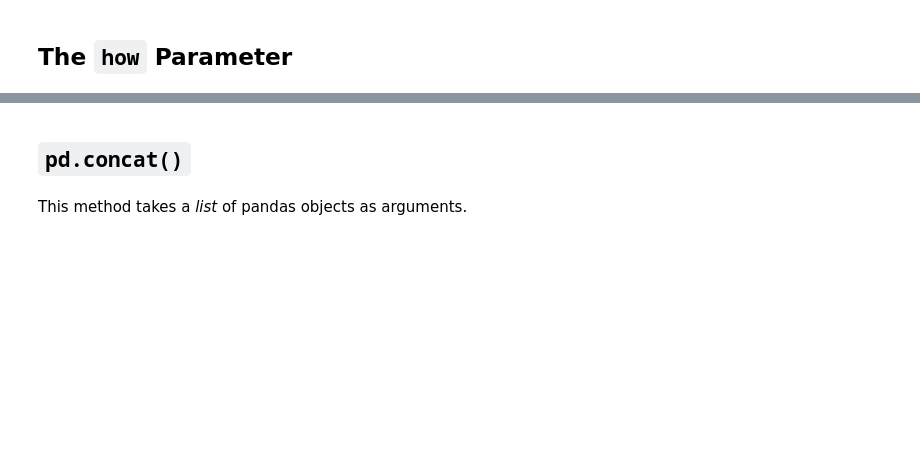
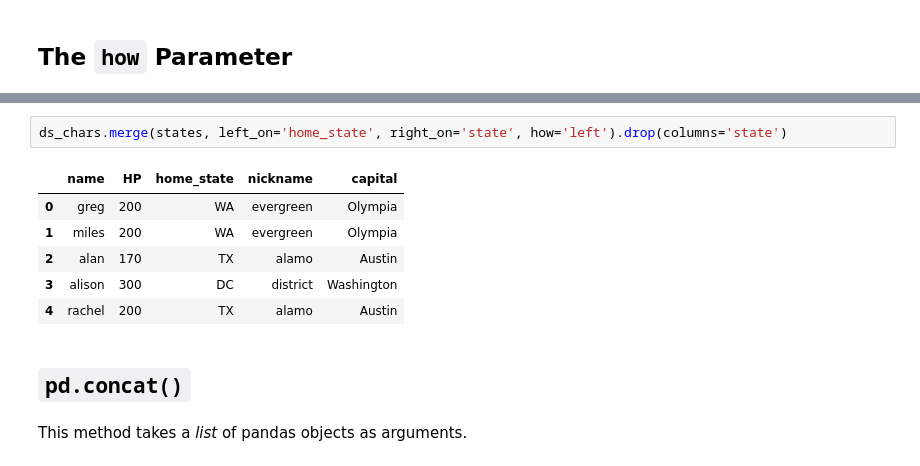
Before and after one commit to ParkedHampster/DS-Live-022023, a Jupyter notebook: Phase1/Lectures/11_Topic_5_Aggregating_Combining_Dataframes.ipynb, the cells around one changed output, grey strips where cells are left out. Saved outputs shown, nothing was run; the diff lists cells and outputs as text; blank space fills up the shorter version.

```diff
--- a/Phase1/Lectures/11_Topic_5_Aggregating_Combining_Dataframes.ipynb
+++ b/Phase1/Lectures/11_Topic_5_Aggregating_Combining_Dataframes.ipynb
@@ -130,3 +318,12 @@ This parameter in both `.join()` and `.merge()` tells the compiler what sort of
+# %%
+ds_chars.merge(states, left_on='home_state', right_on='state', how='left').drop(columns='state')
+# %% [output]
+|  | name | HP | home_state | nickname | capital |
+| 0 | greg | 200 | WA | evergreen | Olympia |
+| 1 | miles | 200 | WA | evergreen | Olympia |
+| 2 | alan | 170 | TX | alamo | Austin |
+| 3 | alison | 300 | DC | district | Washington |
+| 4 | rachel | 200 | TX | alamo | Austin |
 # %% [markdown]
 ## `pd.concat()`
 # %% [markdown]
```
Also changed, not shown: parts of 43 cells of this notebook, 4 other files.
